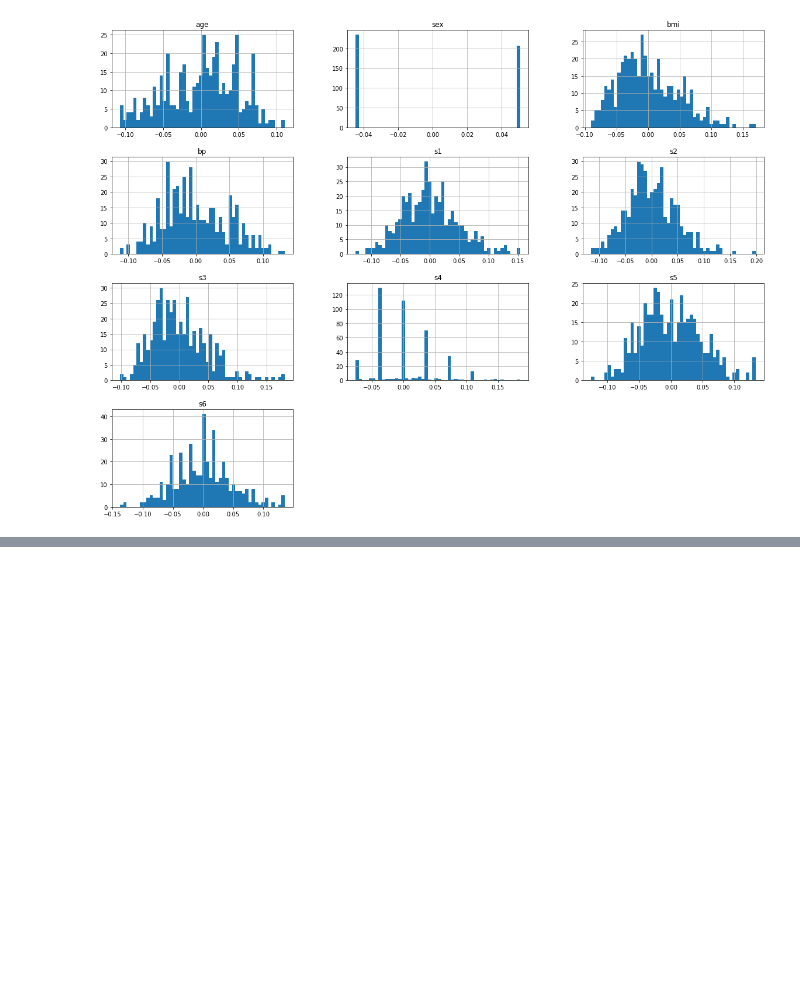
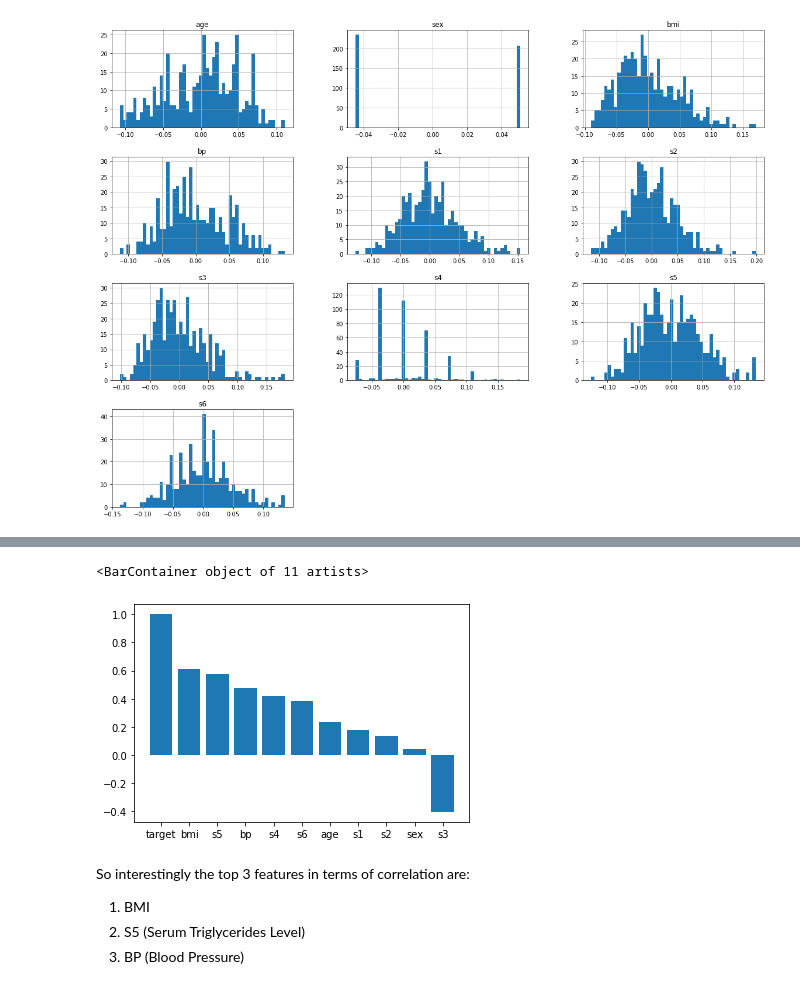
Before and after one commit to leej11/sklearn-diabetes, a Jupyter notebook: diabetes_regression.ipynb, the cells around one changed output, grey strips where cells are left out. Drawn from its saved outputs; the diff is of its cells as text; code cells hidden in the pictures; blank space fills up the shorter version.

```diff
--- a/diabetes_regression.ipynb
+++ b/diabetes_regression.ipynb
@@ -103,0 +152,2 @@ array([151.,  75., 141., 206., 135.,  97., 138.,  63., 110., 310., 101.,
+# %%
+diabetes_explore = X_train.copy()
@@ -103,0 +159,2 @@ array([151.,  75., 141., 206., 135.,  97., 138.,  63., 110., 310., 101.,
+# %%
+diabetes_explore = pd.merge(diabetes_explore, y_train, how='inner', left_index=True, right_index=True)
@@ -103,0 +177,4 @@ array([151.,  75., 141., 206., 135.,  97., 138.,  63., 110., 310., 101.,
+# %%
+corr_matrix = diabetes_explore.corr()
+# %%
+target_correlation = pd.DataFrame(corr_matrix["target"].sort_values(ascending=False))
@@ -103,0 +196,10 @@ array([151.,  75., 141., 206., 135.,  97., 138.,  63., 110., 310., 101.,
+# %%
+plt.bar(target_correlation.index, target_correlation['target'])
+# %% [output]
+<BarContainer object of 11 artists>
+[figure, added]
+# %% [markdown]
+So interestingly the top 3 features in terms of correlation are:
+1. BMI
+2. S5 (Serum Triglycerides Level)
+3. BP (Blood Pressure)
```
Also changed, not shown: parts of 52 cells of this notebook.
